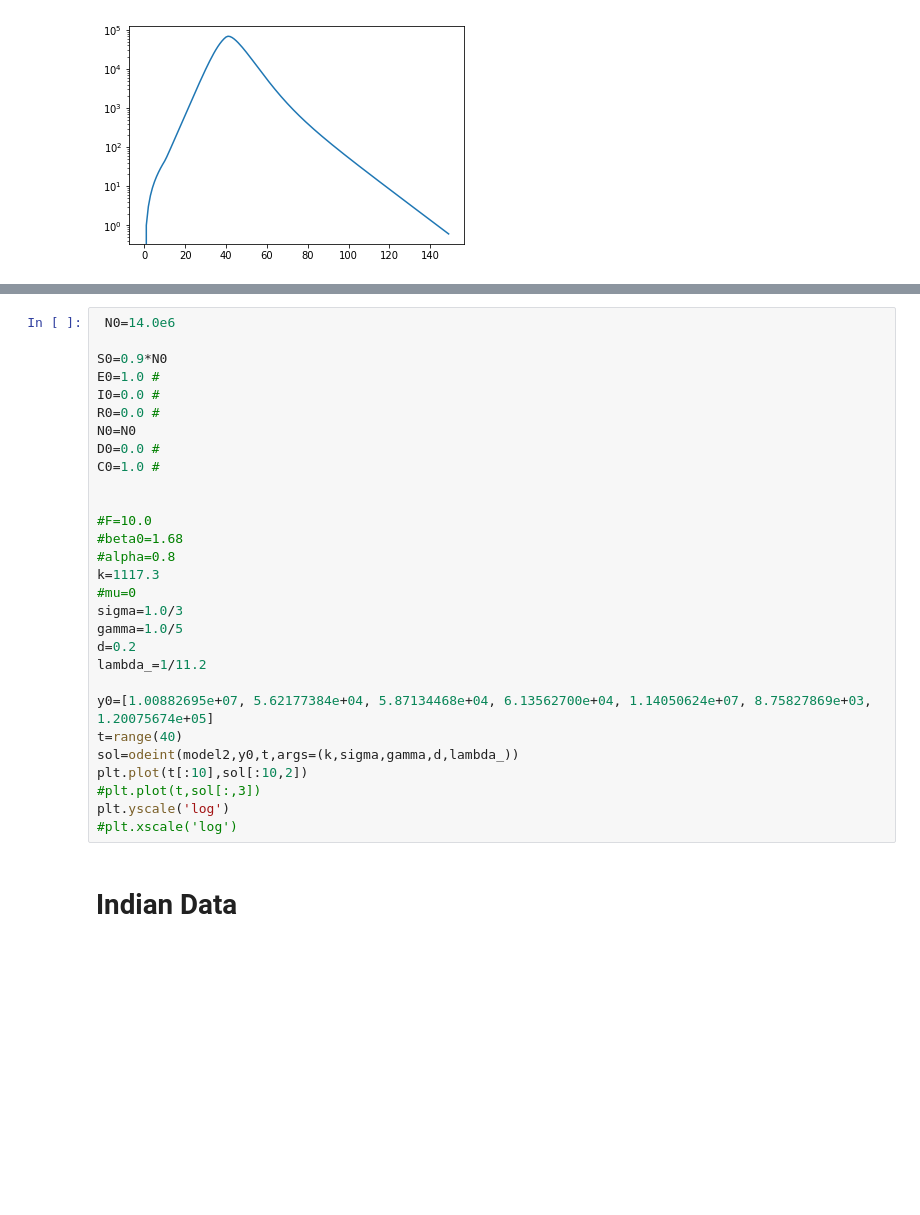
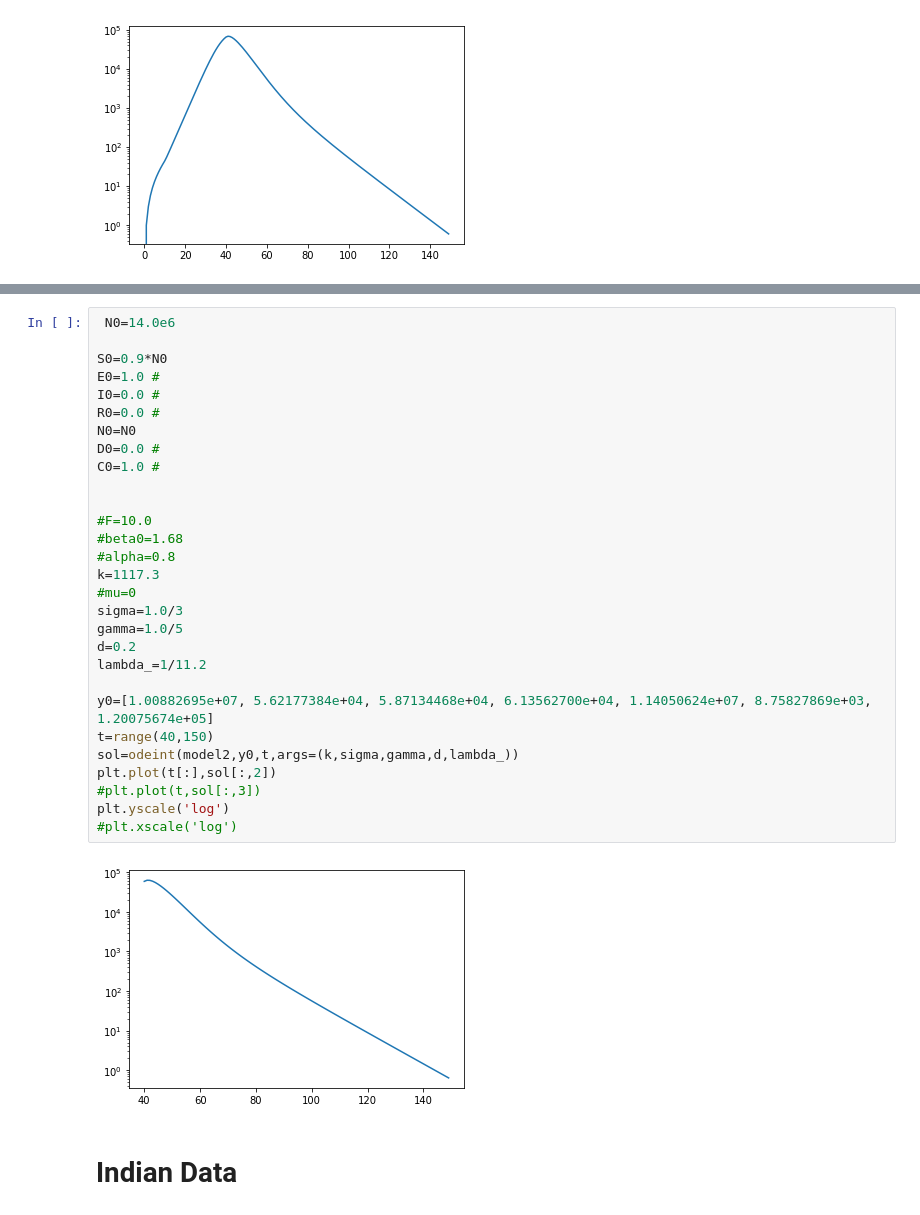
Before and after one commit to Indranil94saha/COVID19-india, a Jupyter notebook: test.ipynb, the cells around one changed output, grey strips where cells are left out. Cells and saved outputs as stored; diff of their text form; blank space fills up the shorter version.

```diff
--- a/test.ipynb
+++ b/test.ipynb
@@ -328,32 +328,34 @@ print(sol[-1])
 # %%
  N0=14.0e6
 
 S0=0.9*N0
 E0=1.0 #
 I0=0.0 #
 R0=0.0 #
 N0=N0
 D0=0.0 #
 C0=1.0 #
 
 
 #F=10.0
 #beta0=1.68
 #alpha=0.8
 k=1117.3
 #mu=0
 sigma=1.0/3
 gamma=1.0/5
 d=0.2
 lambda_=1/11.2
 
 y0=[1.00882695e+07, 5.62177384e+04, 5.87134468e+04, 6.13562700e+04, 1.14050624e+07, 8.75827869e+03, 1.20075674e+05]
-t=range(40)
+t=range(40,150)
 sol=odeint(model2,y0,t,args=(k,sigma,gamma,d,lambda_))
-plt.plot(t[:10],sol[:10,2])
+plt.plot(t[:],sol[:,2])
 #plt.plot(t,sol[:,3])
 plt.yscale('log')
 #plt.xscale('log')
+# %% [output]
+[figure, added]
 # %% [markdown]
 # Indian Data
 # %%
```
Also changed, not shown: parts of 1 cell of this notebook.
